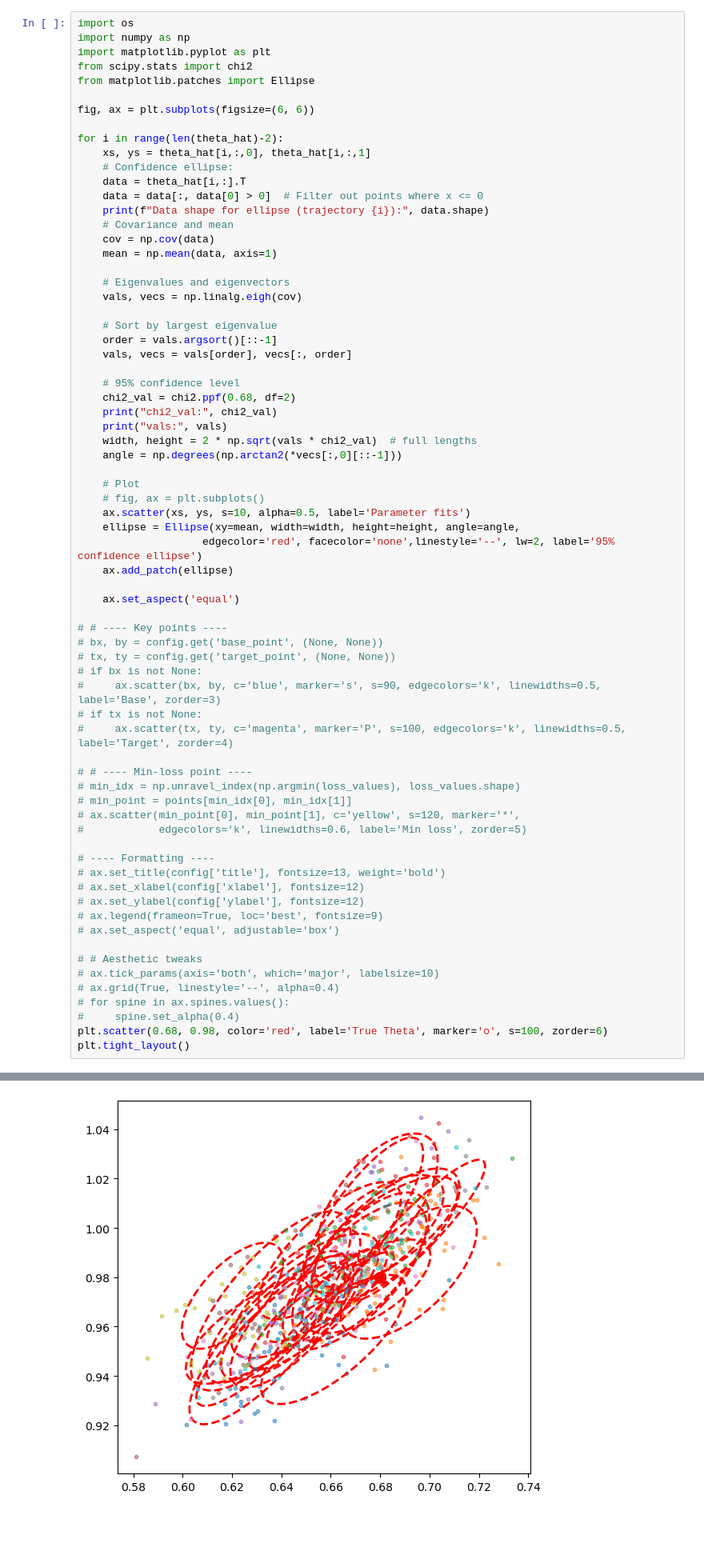
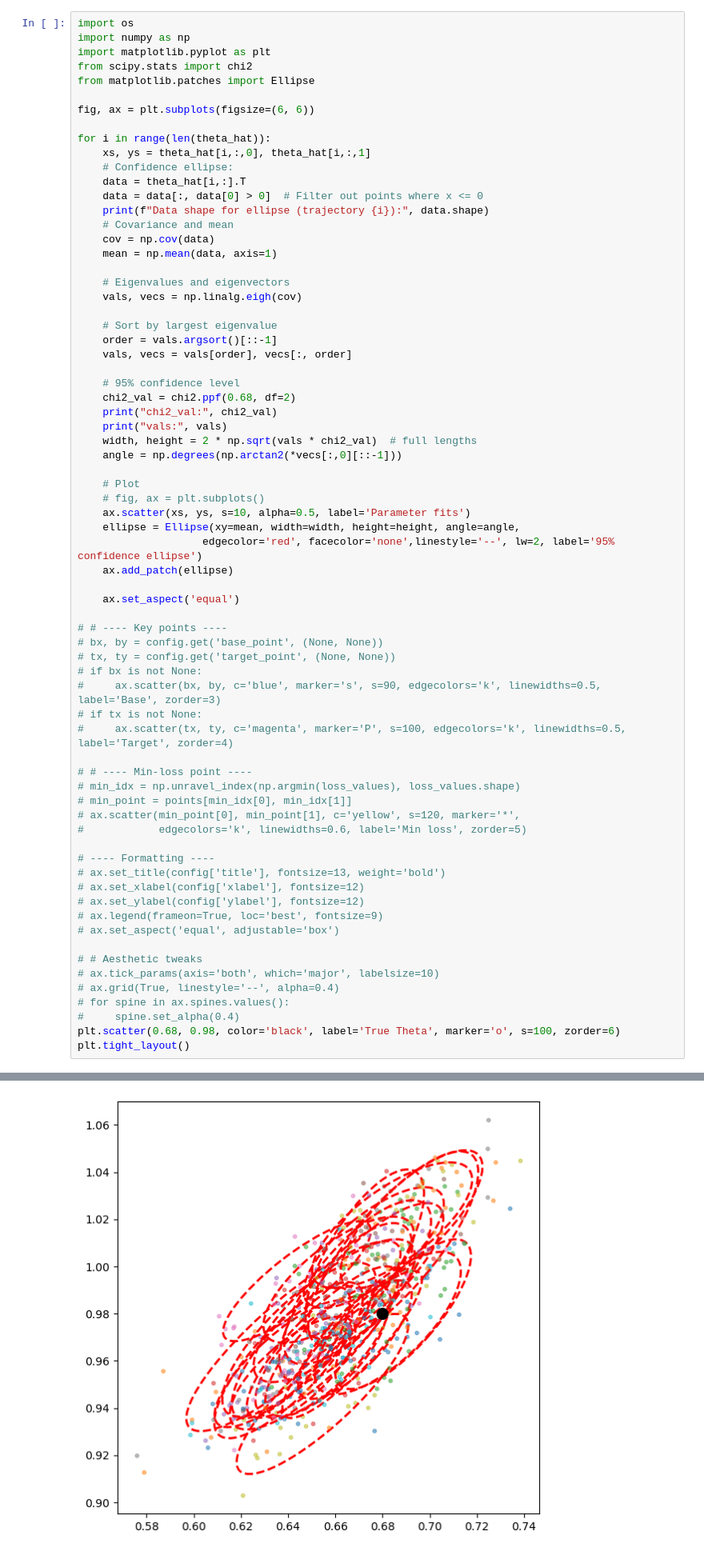
Before and after one commit to tonymenzo/RSA, a Jupyter notebook: src/Coverage_tests/unpack.ipynb, the cells around one changed output, grey strips where cells are left out. Shown at 80% size. Drawn from its saved outputs; the diff is of its cells as text; blank space fills up the shorter version.

```diff
--- a/src/Coverage_tests/unpack.ipynb
+++ b/src/Coverage_tests/unpack.ipynb
@@ -94,7 +90,7 @@ from matplotlib.patches import Ellipse
 
 fig, ax = plt.subplots(figsize=(6, 6))
 
-for i in range(len(theta_hat)-2):
+for i in range(len(theta_hat)):
     xs, ys = theta_hat[i,:,0], theta_hat[i,:,1]
     # Confidence ellipse:
     data = theta_hat[i,:].T
@@ -153,7 +149,7 @@ for i in range(len(theta_hat)-2):
 # ax.grid(True, linestyle='--', alpha=0.4)
 # for spine in ax.spines.values():
 #     spine.set_alpha(0.4)
-plt.scatter(0.68, 0.98, color='red', label='True Theta', marker='o', s=100, zorder=6)
+plt.scatter(0.68, 0.98, color='black', label='True Theta', marker='o', s=100, zorder=6)
 plt.tight_layout()
 # %% [output]
 Data shape for ellipse (trajectory 0): (2, 25)
@@ -176,4 +172,4 @@ vals: [6.20328422e-04 8.51942982e-05]
-[figure, old version]
+[figure, new version]
 # %%
 import numpy as np
 from scipy.stats import chi2
```
Also changed, not shown: parts of 8 cells of this notebook, 1 other file.
